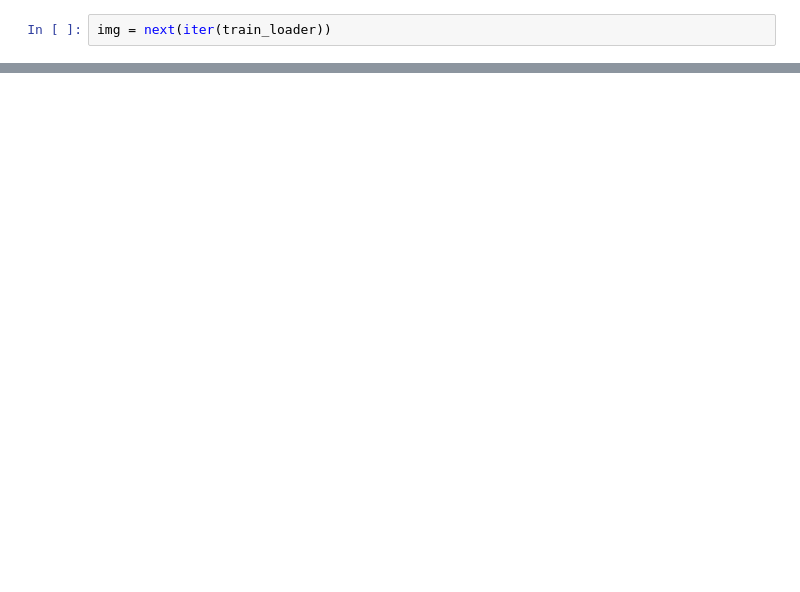
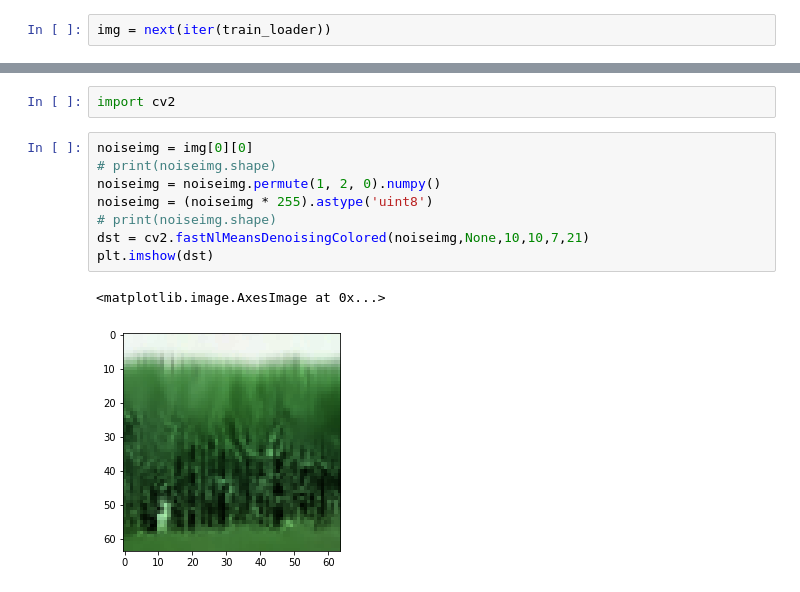
Before and after one commit to anneouyang/noisy-superres, a Jupyter notebook: Visualize.ipynb, the cells around one changed output, grey strips where cells are left out. Drawn from its saved outputs; the diff is of its cells as text; blank space fills up the shorter version.

```diff
--- a/Visualize.ipynb
+++ b/Visualize.ipynb
@@ -127,0 +137,13 @@ plt.imshow(to_img(img[1][0]))
+# %%
+import cv2
+# %%
+noiseimg = img[0][0]
+# print(noiseimg.shape)
+noiseimg = noiseimg.permute(1, 2, 0).numpy()
+noiseimg = (noiseimg * 255).astype('uint8')
+# print(noiseimg.shape)
+dst = cv2.fastNlMeansDenoisingColored(noiseimg,None,10,10,7,21)
+plt.imshow(dst)
+# %% [output]
+<matplotlib.image.AxesImage at 0x...>
+[figure, added]
```
Also changed, not shown: parts of 11 cells of this notebook.
